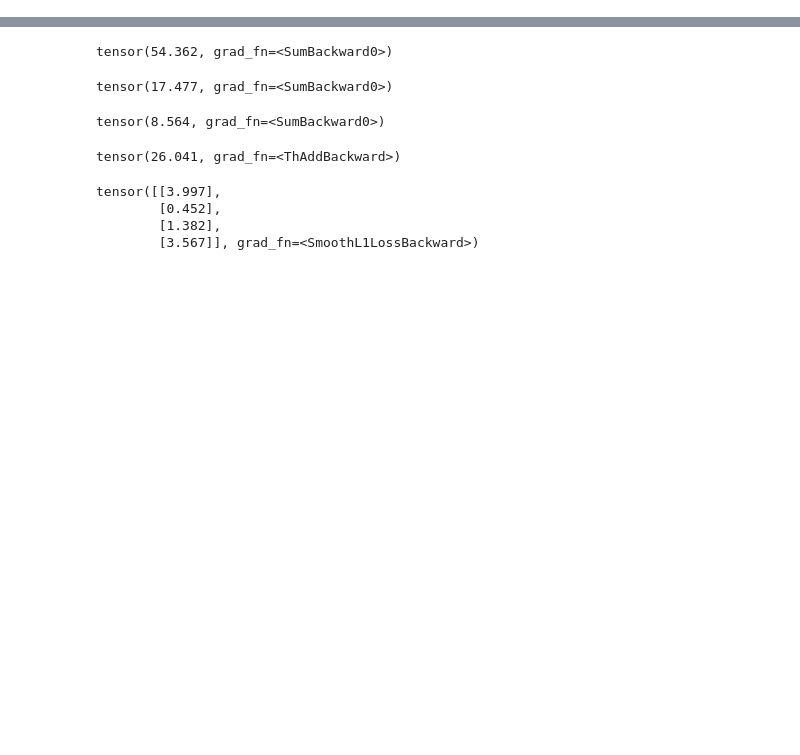
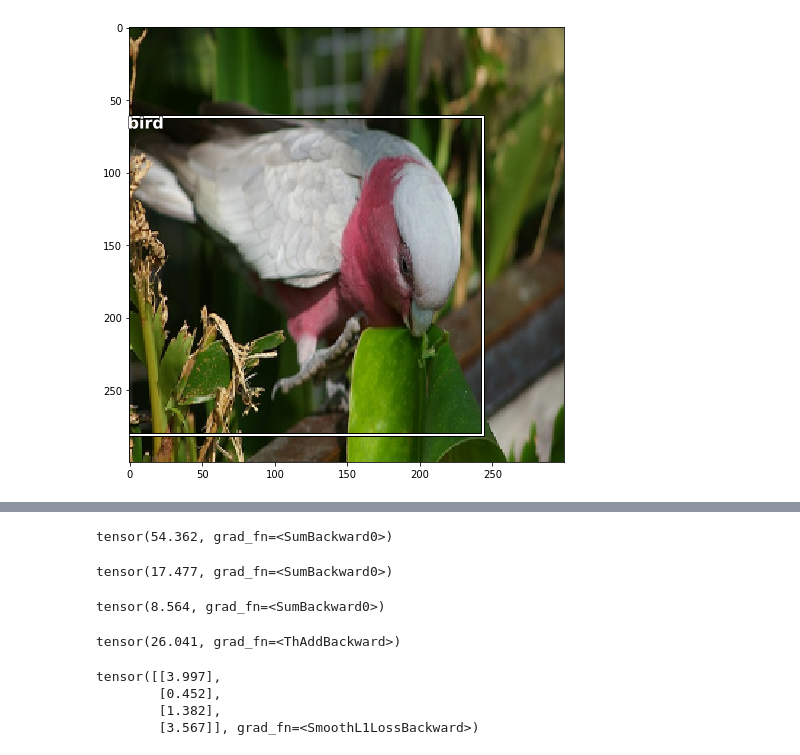
Before and after one commit to kindeQi/PyTorch_SSD, a Jupyter notebook: test_local.ipynb, the cells around one changed output, grey strips where cells are left out. Cells and saved outputs as stored; diff of their text form; code cells hidden in the pictures; blank space fills up the shorter version.

```diff
--- a/test_local.ipynb
+++ b/test_local.ipynb
@@ -31,0 +40,22 @@ from SSDloss import *
+# %%
+config = Config('local')
+ssd_model = get_SSD_model(config.batch_size, config.vgg_weight_path, config.vgg_reduced_weight_path)
+ssd_model.load_trained_model(config.trained_path)
+
+test_dataset = VOC_dataset(config.voc2007_root, config.voc2012_root, config.voc2007_test_anno, 'test')
+# DataLoader = DataLoader(test_dataset)
+
+idx = 20
+img, bbox, label, img_id, ignore = test_dataset[idx]
+
+mean_average_precision = mAP(config.voc2007_test_anno)
+print(bbox, '\n', label, '\n', img_id, '\n', ignore)
+
+use_cuda = torch.cuda.is_available()
+device = torch.device("cuda:0" if use_cuda else "cpu")
+ssd_model = ssd_model.to(device)
+conf, loc = ssd_model(img.unsqueeze(0).to(device))
+priors = get_prior_box()
+
+res_score, res_bbox, res_cls = mean_average_precision.nms(conf, loc, priors.to(device), conf_threshold=0.6)
+print(res_score, '\n', res_bbox, '\n', res_cls)
@@ -31,0 +71,4 @@ from SSDloss import *
+# %%
+draw_im_with_data(img_, res_bbox, np.array(res_cls), idx_catagory)
+# %% [output]
+[figure, added]
```
Also changed, not shown: parts of 43 cells of this notebook, 2 other files.
